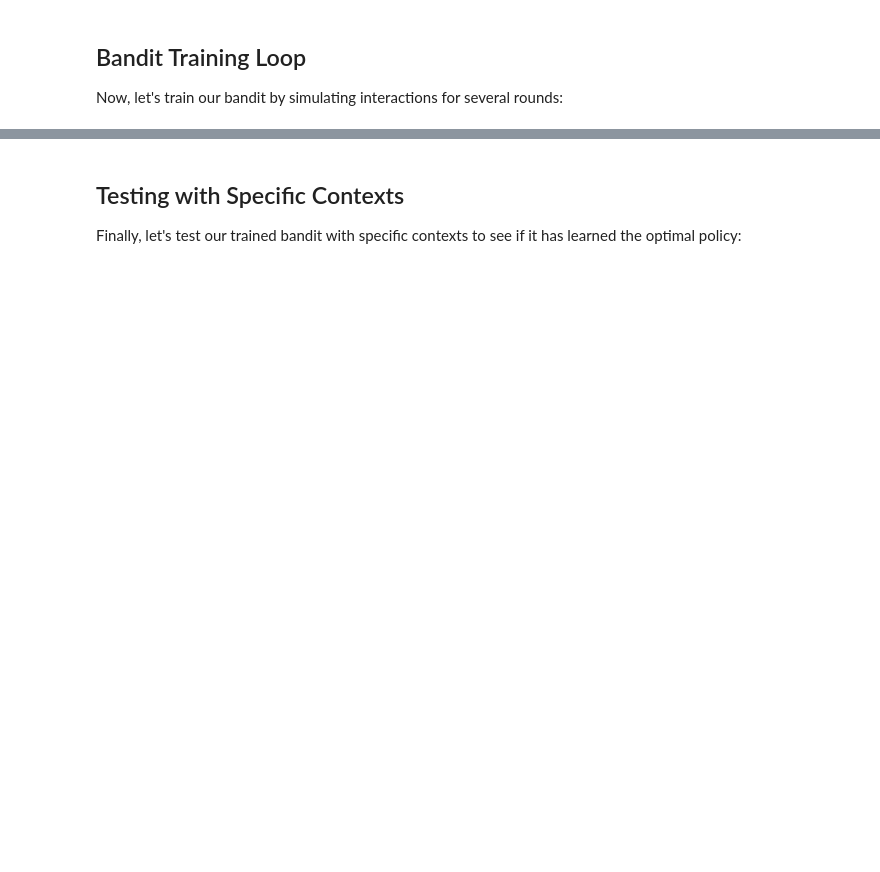
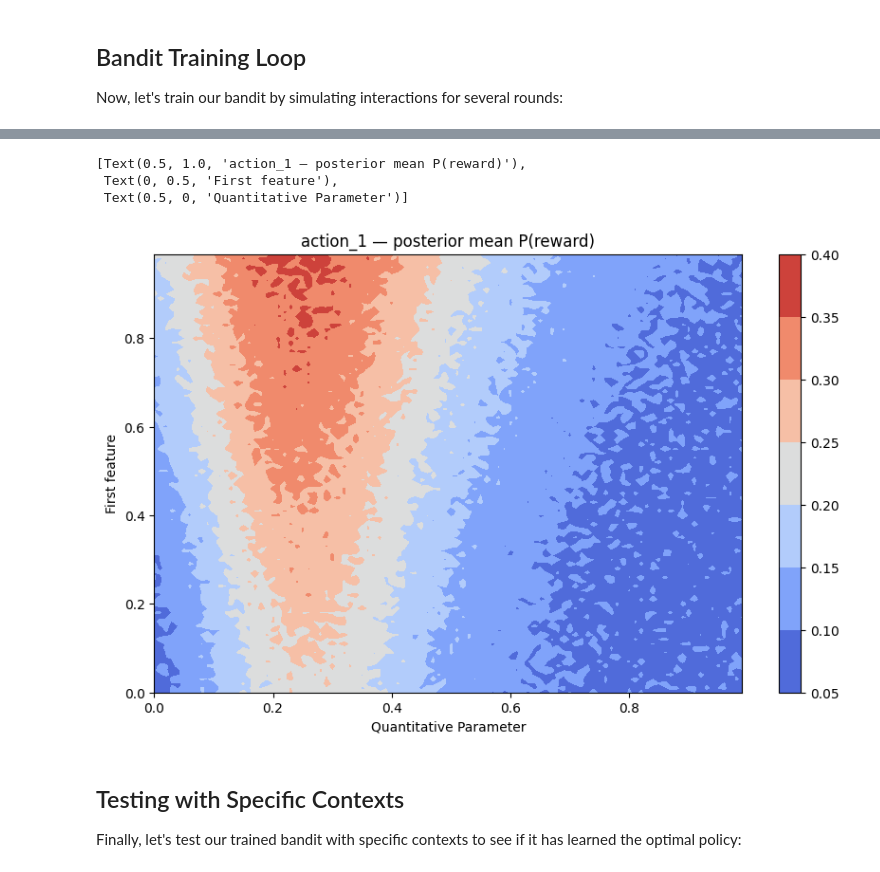
Before and after one commit to PlaytikaOSS/pybandits, a Jupyter notebook: docs/src/tutorials/cmab_quant_bnn.ipynb, the cells around one changed output, grey strips where cells are left out. Cells and saved outputs as stored; diff of their text form; code cells hidden in the pictures; blank space fills up the shorter version.

```diff
--- a/docs/src/tutorials/cmab_quant_bnn.ipynb
+++ b/docs/src/tutorials/cmab_quant_bnn.ipynb
@@ -264,0 +255,40 @@ ax.set(ylabel="Second feature", xlabel="Quantitative Parameter")
+# %%
+
+# ``sample_proba`` takes context rows (n_features columns) and returns one (prob_fn, weight_fn) per row;
+# evaluate ``prob_fn(quantity)`` with the quantity for that grid point.
+n_grid = grid_2d.shape[0]
+viz_rng = np.random.default_rng(123)
+
+context_grid_action_1 = np.column_stack([grid_2d[:, 1], np.zeros(n_grid), np.zeros(n_grid)])
+batch_proba_action_1 = []
+for _ in range(500):
+    prob_weight_list = cmab.actions["action_1"].sample_proba(context=context_grid_action_1, rng=viz_rng)
+    batch_proba_action_1.append(
+        np.array([pw[0](float(q)) for q, pw in zip(grid_2d[:, 0], prob_weight_list)])
+    )
+batch_proba_action_1 = np.array(batch_proba_action_1)
+
+context_grid_action_2 = np.column_stack([np.zeros(n_grid), grid_2d[:, 1], np.zeros(n_grid)])
+batch_proba_action_2 = []
+for _ in range(50):
+    prob_weight_list = cmab.actions["action_2"].sample_proba(context=context_grid_action_2, rng=viz_rng)
+    batch_proba_action_2.append(
+        np.array([pw[0](float(q)) for q, pw in zip(grid_2d[:, 0], prob_weight_list)])
+    )
+batch_proba_action_2 = np.array(batch_proba_action_2)
+# %%
+pred_proba_mean = batch_proba_action_1.mean(axis=0)
+
+cmap = plt.get_cmap("coolwarm")
+
+fig, ax = plt.subplots(figsize=(10, 6))
+
+# Posterior mean surface for action_1 (same axes as the left ground-truth panel)
+contour = ax.contourf(*grid, pred_proba_mean.reshape(100, 100), cmap=cmap)
+cbar = plt.colorbar(contour, ax=ax)
+ax.set(title="action_1 — posterior mean P(reward)", ylabel="First feature", xlabel="Quantitative Parameter")
+# %% [output]
+[Text(0.5, 1.0, 'action_1 — posterior mean P(reward)'),
+ Text(0, 0.5, 'First feature'),
+ Text(0.5, 0, 'Quantitative Parameter')]
+[figure, added]
```
Also changed, not shown: parts of 19 cells of this notebook.
